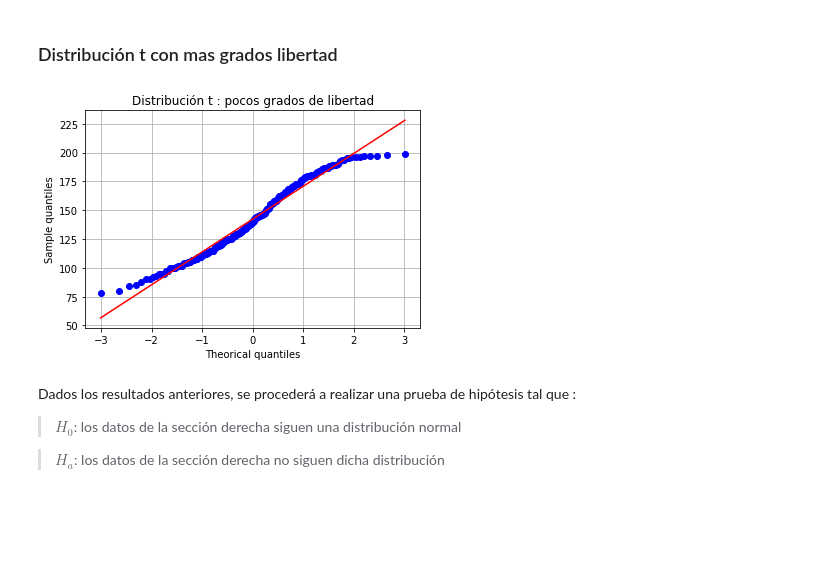
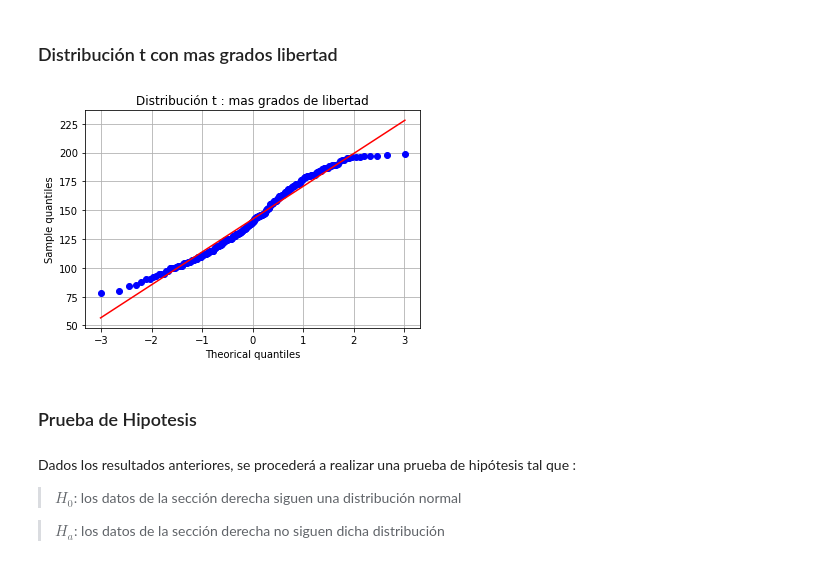
Before and after one commit to Carolina1002/PROYECTO_CBARBA_MAOCHOA, a Jupyter notebook: Proyecto_CBARBA_MAOCHOA.ipynb, the cells around one changed output. Drawn from its saved outputs; the diff is of its cells as text; code cells hidden in the pictures; blank space fills up the shorter version.

```diff
--- a/Proyecto_CBARBA_MAOCHOA.ipynb
+++ b/Proyecto_CBARBA_MAOCHOA.ipynb
@@ -53,8 +53,8 @@ import numpy as np
 import scipy.stats as st
 from scipy import optimize as opt
 # %%
-#data = pd.read_csv(r'C:\Users\Caro\Documents\Carolina\Semestre 7\SPF\Proyecto_CBARBA_MAOCHOA\diabetes.csv') #imporatción de datos
-data = pd.read_csv(r"C:\Users\marco\Downloads\PROYECTO_CBARBA_MAOCHOA\diabetes.csv")
+data = pd.read_csv(r'C:\Users\Caro\Documents\Carolina\Semestre 7\SPF\Proyecto_CBARBA_MAOCHOA\diabetes.csv') #imporatción de datos
+#data = pd.read_csv(r"C:\Users\marco\Downloads\PROYECTO_CBARBA_MAOCHOA\diabetes.csv")
 data.head()
 # %% [output]
 |  | Pregnancies | Glucose | BloodPressure | SkinThickness | Insulin | BMI | DiabetesPedigreeFunction | Age | ... |
@@ -127,13 +127,15 @@ plt.show()
 # %%
 
 st.probplot(strokeBy_glucose_2['Glucose'],dist="t",sparams=(30),plot=plt)
-plt.title('Distribución t : pocos grados de libertad')
+plt.title('Distribución t : mas grados de libertad')
 plt.xlabel('Theorical quantiles')
 plt.ylabel('Sample quantiles')
 plt.grid()
 plt.show()
 # %% [output]
-[figure, old version]
+[figure, new version]
+# %% [markdown]
+### Prueba de Hipotesis
 # %% [markdown]
  Dados los resultados anteriores, se procederá a realizar una prueba de hipótesis tal que :
 > $H_0$: los datos de la sección derecha siguen una distribución normal
```
Also changed, not shown: parts of 22 cells of this notebook.
